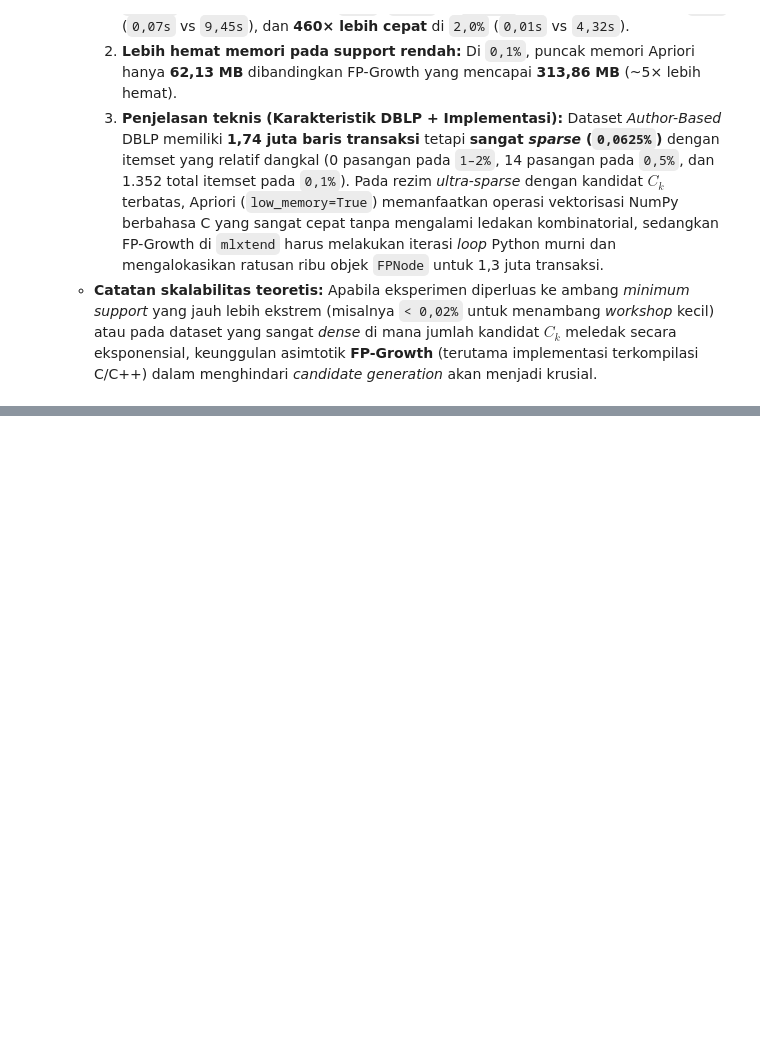
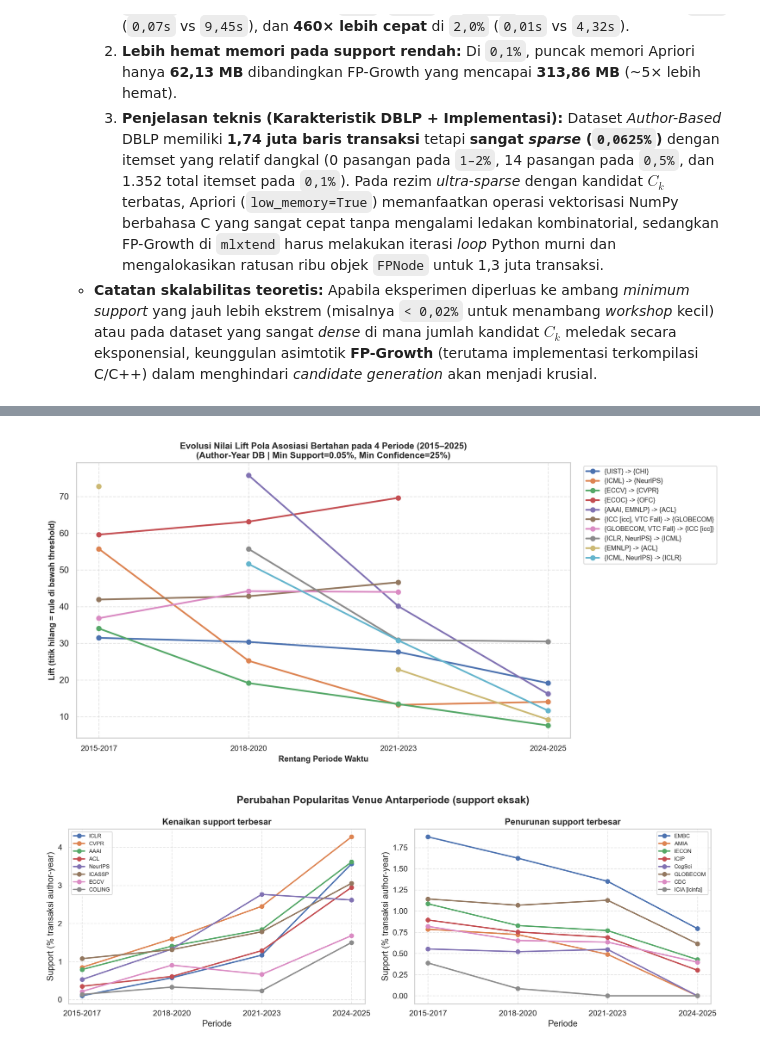
Before and after one commit to jandhiesto/DataMining_Kelompok11, a Jupyter notebook: Notebook-dblp_2025_12_01.ipynb, the cells around one changed output, grey strips where cells are left out. Cells and saved outputs as stored; diff of their text form; code cells hidden in the pictures; blank space fills up the shorter version.

```diff
--- a/Notebook-dblp_2025_12_01.ipynb
+++ b/Notebook-dblp_2025_12_01.ipynb
@@ -1776,0 +1905,25 @@ Pattern Mining dan Association Rule Mining terhadap dataset DBLP?
+# %%
+# TE-1 - Muat & tampilkan ringkasan hasil Task E (dari src/role3_temporal.py -> output/role3/)
+from pathlib import Path
+import pandas as pd
+from IPython.display import Image, display
+
+ROLE3_OUT = Path("output") / "role3"
+
+print("=== 1. Ringkasan Mining per Periode (P1 - P4) ===")
+display(pd.read_csv(ROLE3_OUT / "taskE_period_summary.csv"))
+
+print("\n=== 2. Uji Sensitivitas Confidence pada Author-Year (min_support = 0.05%) ===")
+display(pd.read_csv(ROLE3_OUT / "taskE_threshold_sensitivity.csv"))
+
+print("\n=== 3. Pola Asosiasi Bertahan (>= 3 Periode; 3 Rule Bertahan di Semua 4/4 Periode) ===")
+display(pd.read_csv(ROLE3_OUT / "taskE_stable_patterns_lift.csv"))
+
+print("\n=== 4. Top 10 Aturan Pergeseran Baru (Emerging / Shifting Trends Pasca-2017) ===")
+display(pd.read_csv(ROLE3_OUT / "taskE_shifting_trends.csv").head(10))
+
+print("\n=== 5. Pola yang Memudar (Muncul di P1 2015-2017, Absen di P4 2024-2025) ===")
+display(pd.read_csv(ROLE3_OUT / "taskE_fading_patterns.csv"))
+
+print("\n=== 6. Overlap Jaccard Himpunan Rules Antarperiode ===")
+display(pd.read_csv(ROLE3_OUT / "taskE_rule_overlap_jaccard.csv", index_col=0))
@@ -1776,0 +1995,7 @@ Pattern Mining dan Association Rule Mining terhadap dataset DBLP?
+# %%
+# TE-2 - Visualisasi Evolusi Lift Pola Bertahan & Tren Perubahan Support Venue Antarperiode
+display(Image(filename=str(ROLE3_OUT / "taskE_temporal_comparison.png")))
+display(Image(filename=str(ROLE3_OUT / "taskE_venue_support_trend.png")))
+# %% [output]
+[figure, added]
+[figure, added]
```
Also changed, not shown: parts of 9 cells of this notebook, 33 other files.
